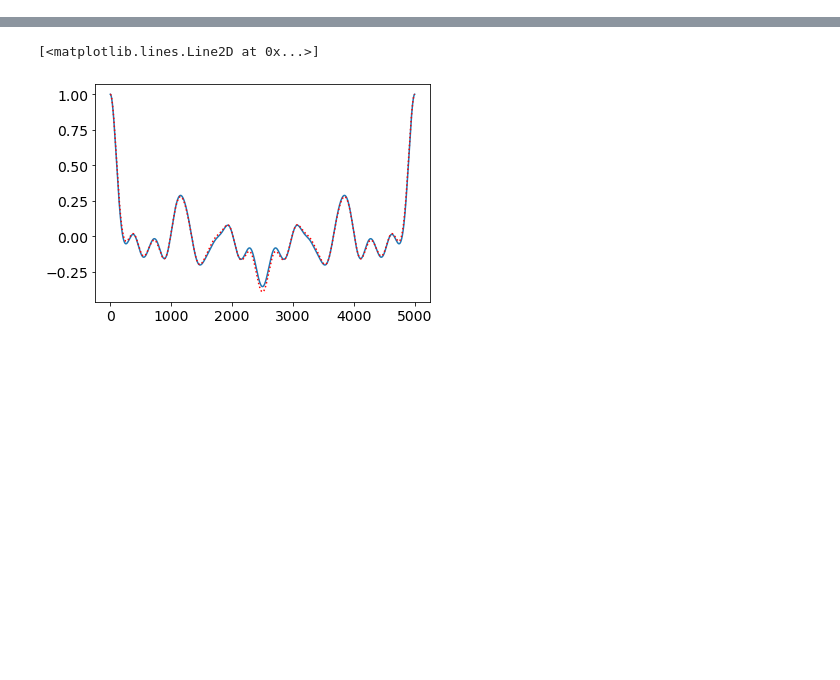
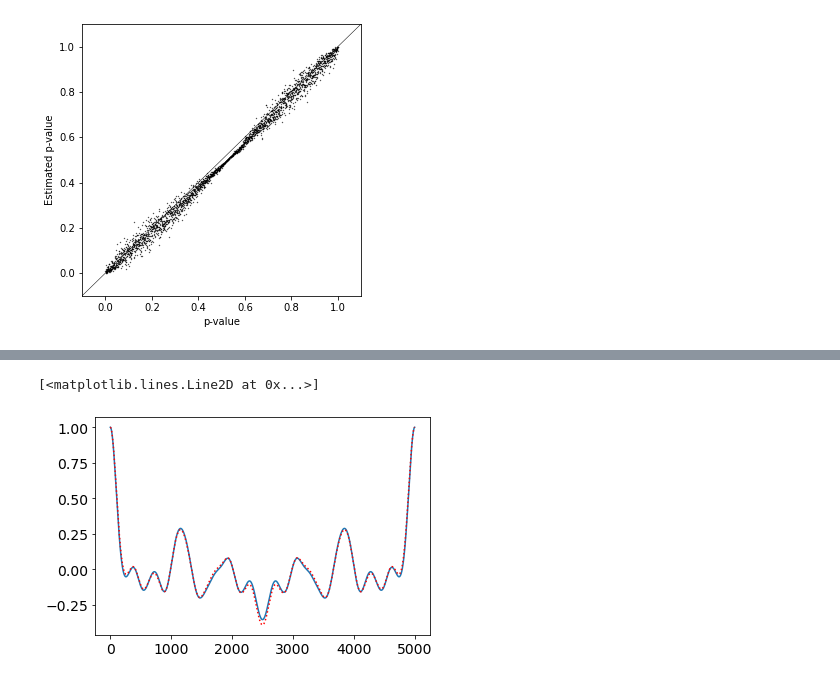
Before and after one commit to johmedr/corrts, a Jupyter notebook: examples/Simulations 1.ipynb, the cells around one changed output, grey strips where cells are left out. Cells and saved outputs as stored; diff of their text form; code cells hidden in the pictures; blank space fills up the shorter version.

```diff
--- a/examples/Simulations 1.ipynb
+++ b/examples/Simulations 1.ipynb
@@ -87,3 +90,21 @@ plt.ylabel('Estimated p-value');
+# %%
+rs    = pearson_r(xs[:N // 2], xs[N // 2:])
+edfs  = edfs_factor_quenouille(acf(xs[:N // 2], method='fft'), acf(xs[N // 2:], method='fft'))
+pvals = z_pvalue(fisher_transform(rs), edfs * n, two_sided=False)
+prank = 1-rank(rs) / (N//2)
+
+
+plt.figure(figsize=(5,5))
+plt.plot([-0.1,1.1], [-0.1,1.1], 'k', linewidth=0.5)
+plt.scatter(prank, pvals, s=0.1, c='k')
+plt.xlim([-0.1,1.1])
+plt.ylim([-0.1,1.1])
+plt.xlabel('p-value')
+plt.ylabel('Estimated p-value');
+plt.savefig(f'pval_fft_simul_rem{rk:d}.pdf')
+plt.show();
+# %% [output]
+[figure, added]
 # %%
 rs    = pearson_r(xs[:N // 2], xs[N // 2:])
 edfs  = edfs_factor_quenouille(acf(xs[:N // 2], method='welch'), acf(xs[N // 2:], method='welch'))
```
Also changed, not shown: parts of 4 cells of this notebook, 6 other files.
